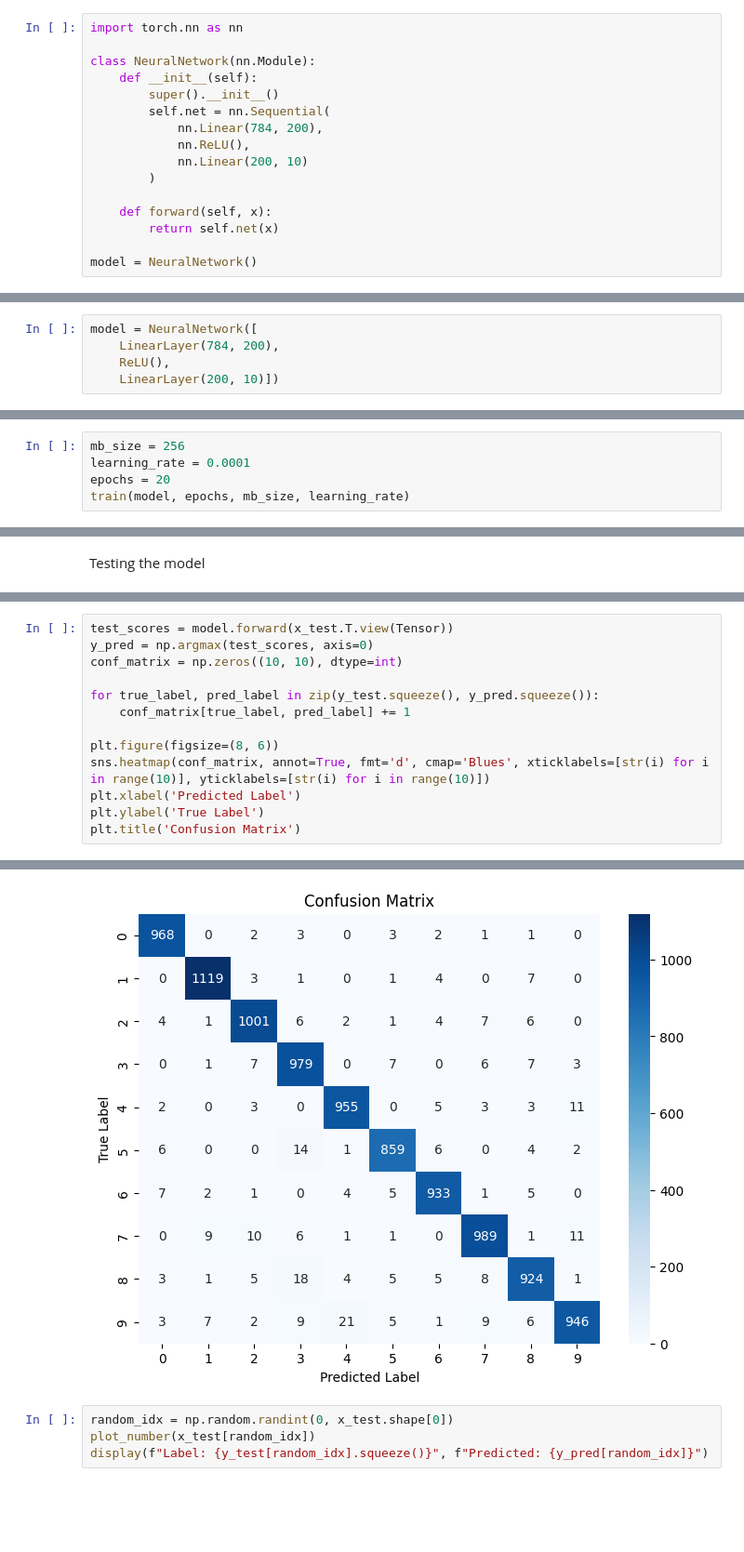
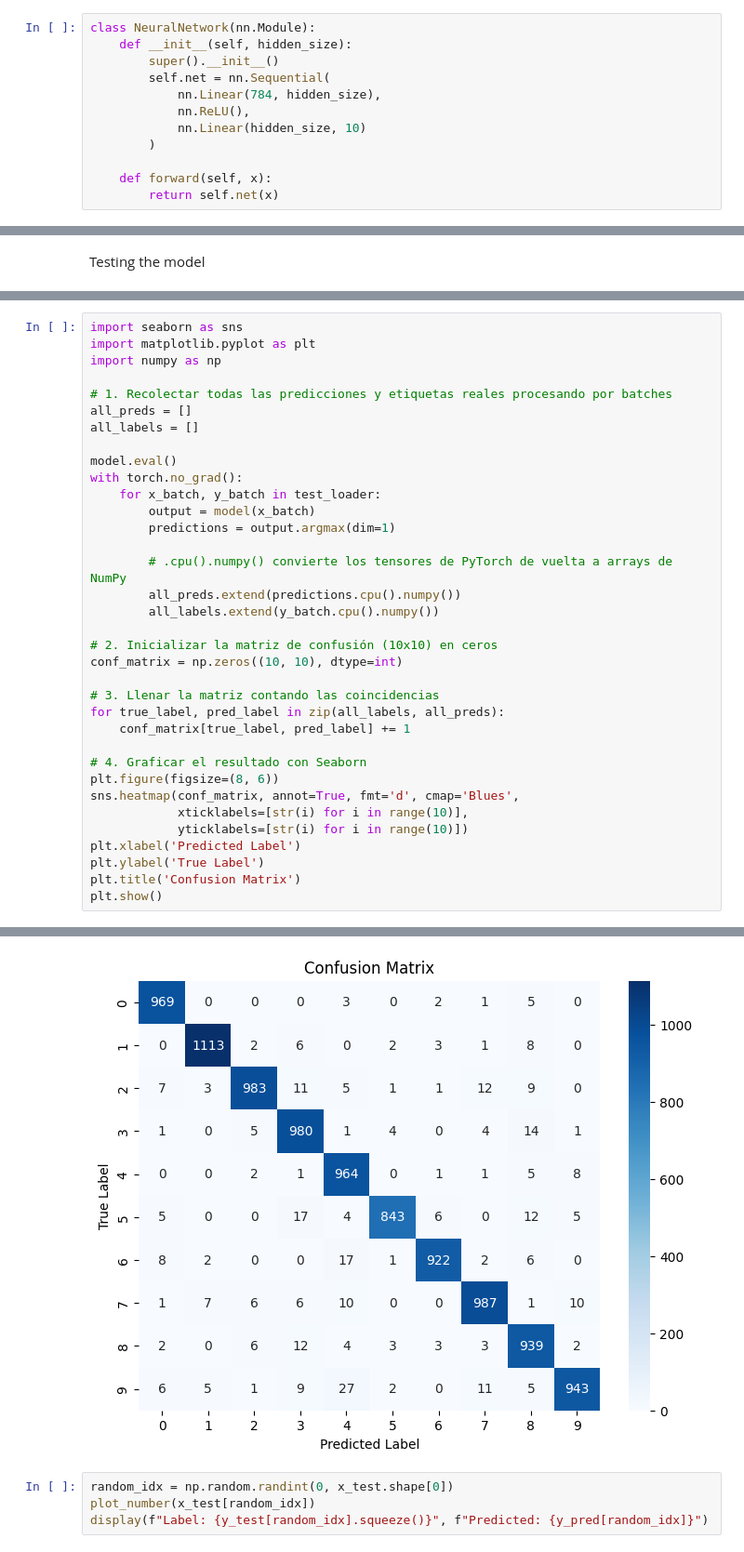
Before and after one commit to Elsoja/Feed-Forward-Network, a Jupyter notebook: neural_networks.ipynb, the cells around one changed output, grey strips where cells are left out. Shown at 93% size. Cells and saved outputs as stored; diff of their text form; blank space fills up the shorter version.

Commit message:
Se implemento diferente red neuronla y entrenamiento para model3 - Pero, creo que esta overfitting o undefitting

```diff
--- a/neural_networks.ipynb
+++ b/neural_networks.ipynb
@@ -97,21 +97,17 @@ display(f"Label: {y_train[random_idx].squeeze()}")
 # %% [markdown]
 # Defining the Neural Network
 # %%
-import torch.nn as nn
-
 class NeuralNetwork(nn.Module):
-    def __init__(self):
+    def __init__(self, hidden_size):
         super().__init__()
         self.net = nn.Sequential(
-            nn.Linear(784, 200),
+            nn.Linear(784, hidden_size),
             nn.ReLU(),
-            nn.Linear(200, 10)
+            nn.Linear(hidden_size, 10)
         )
 
     def forward(self, x):
         return self.net(x)
-
-model = NeuralNetwork()
 # %% [markdown]
 No hace falta definir backward ni update, ya que PyTorch lo hace por nosotros.
 # %% [markdown]
@@ -185,5 +119,0 @@ def train(model, epochs, batch_size=128, learning_rate=1e-3):
-# %%
-model = NeuralNetwork([
-    LinearLayer(784, 200),
-    ReLU(),
-    LinearLayer(200, 10)])
@@ -196,5 +119,0 @@ accuracy before training: 0.1353
-# %%
-mb_size = 256
-learning_rate = 0.0001
-epochs = 20
-train(model, epochs, mb_size, learning_rate)
@@ -221,14 +243,36 @@ Test accuracy: 0.9673
 # %%
-test_scores = model.forward(x_test.T.view(Tensor))
-y_pred = np.argmax(test_scores, axis=0)
+import seaborn as sns
+import matplotlib.pyplot as plt
+import numpy as np
+
+# 1. Recolectar todas las predicciones y etiquetas reales procesando por batches
+all_preds = []
+all_labels = []
+
+model.eval()
+with torch.no_grad():
+    for x_batch, y_batch in test_loader:
+        output = model(x_batch)
+        predictions = output.argmax(dim=1)
+
+        # .cpu().numpy() convierte los tensores de PyTorch de vuelta a arrays de NumPy
+        all_preds.extend(predictions.cpu().numpy())
+        all_labels.extend(y_batch.cpu().numpy())
+
+# 2. Inicializar la matriz de confusión (10x10) en ceros
 conf_matrix = np.zeros((10, 10), dtype=int)
 
-for true_label, pred_label in zip(y_test.squeeze(), y_pred.squeeze()):
+# 3. Llenar la matriz contando las coincidencias
+for true_label, pred_label in zip(all_labels, all_preds):
     conf_matrix[true_label, pred_label] += 1
 
+# 4. Graficar el resultado con Seaborn
 plt.figure(figsize=(8, 6))
-sns.heatmap(conf_matrix, annot=True, fmt='d', cmap='Blues', xticklabels=[str(i) for i in range(10)], yticklabels=[str(i) for i in range(10)])
+sns.heatmap(conf_matrix, annot=True, fmt='d', cmap='Blues',
+            xticklabels=[str(i) for i in range(10)],
+            yticklabels=[str(i) for i in range(10)])
 plt.xlabel('Predicted Label')
 plt.ylabel('True Label')
 plt.title('Confusion Matrix')
+plt.show()
 # %% [output]
@@ -236,4 +279,4 @@ Text(0.5, 1.0, 'Confusion Matrix')
-[figure, old version]
+[figure, new version]
 # %%
 random_idx = np.random.randint(0, x_test.shape[0])
 plot_number(x_test[random_idx])
```
Also changed, not shown: parts of 16 cells of this notebook.
